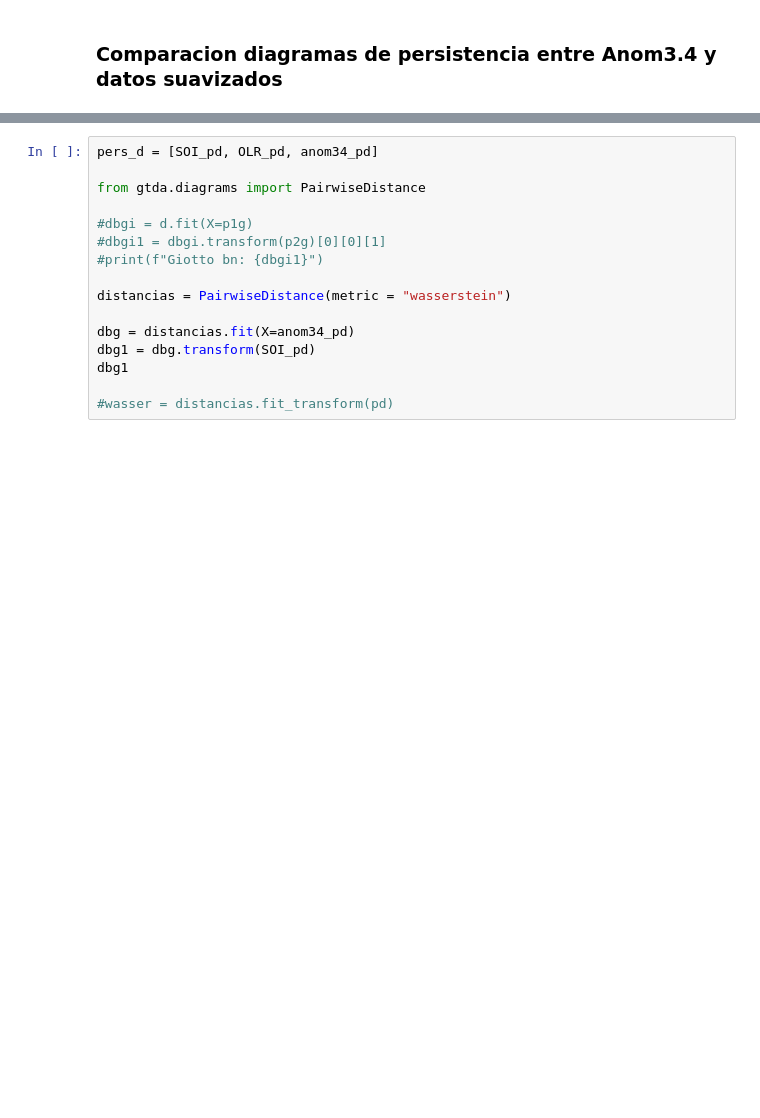
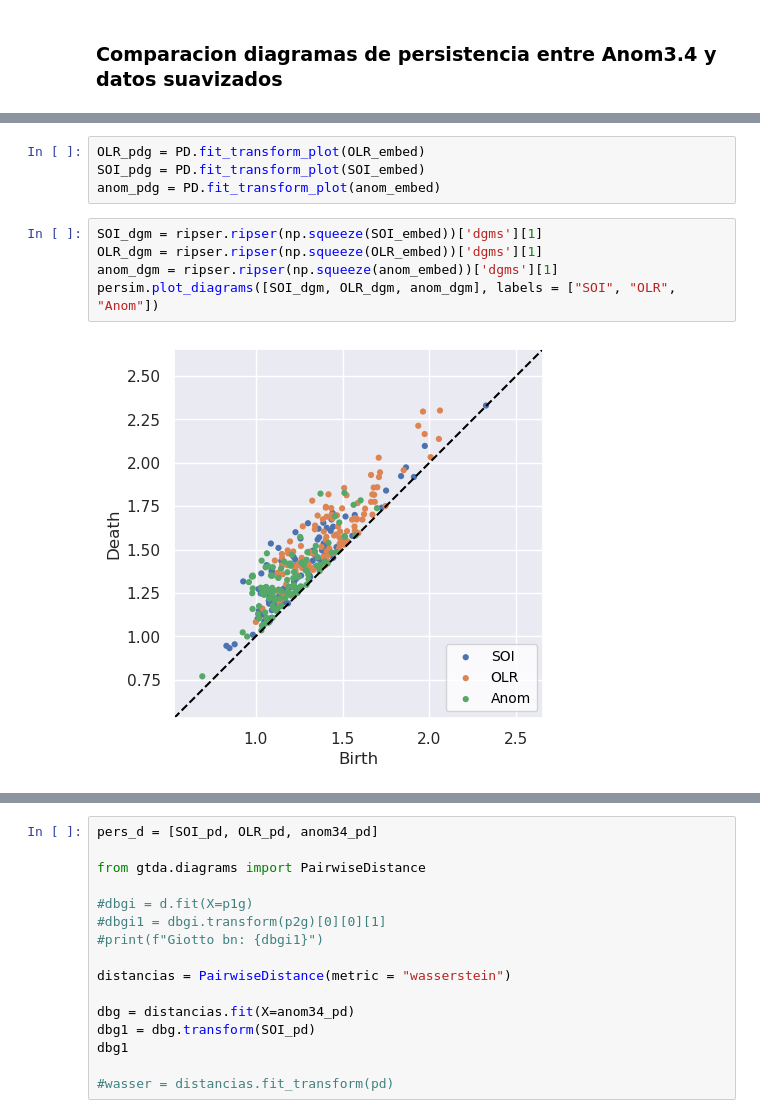
Before and after one commit to fedemedina72/RetoEquipo1, a Jupyter notebook: TimeSeries.ipynb, the cells around one changed output, grey strips where cells are left out. Cells and saved outputs as stored; diff of their text form; blank space fills up the shorter version.

```diff
--- a/TimeSeries.ipynb
+++ b/TimeSeries.ipynb
@@ -258,0 +302,11 @@ Diagrama de persistencia para encaje de Tekkens (OLR (SMA))
+# %%
+OLR_pdg = PD.fit_transform_plot(OLR_embed)
+SOI_pdg = PD.fit_transform_plot(SOI_embed)
+anom_pdg = PD.fit_transform_plot(anom_embed)
+# %%
+SOI_dgm = ripser.ripser(np.squeeze(SOI_embed))['dgms'][1]
+OLR_dgm = ripser.ripser(np.squeeze(OLR_embed))['dgms'][1]
+anom_dgm = ripser.ripser(np.squeeze(anom_embed))['dgms'][1]
+persim.plot_diagrams([SOI_dgm, OLR_dgm, anom_dgm], labels = ["SOI", "OLR", "Anom"])
+# %% [output]
+[figure, added]
```
Also changed, not shown: parts of 14 cells of this notebook.
